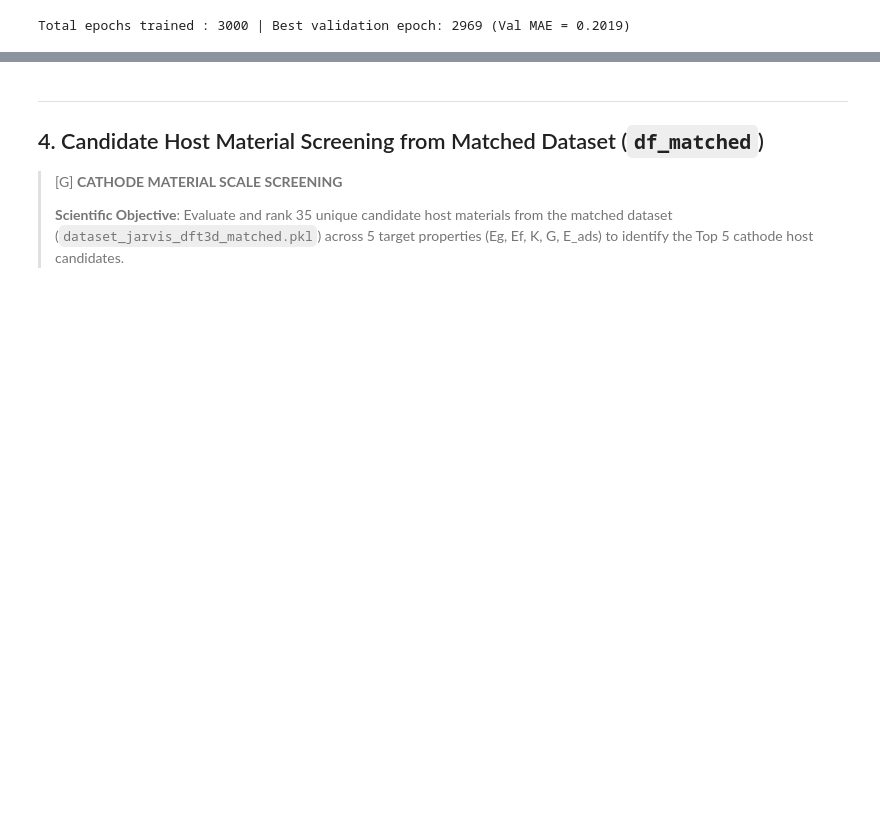
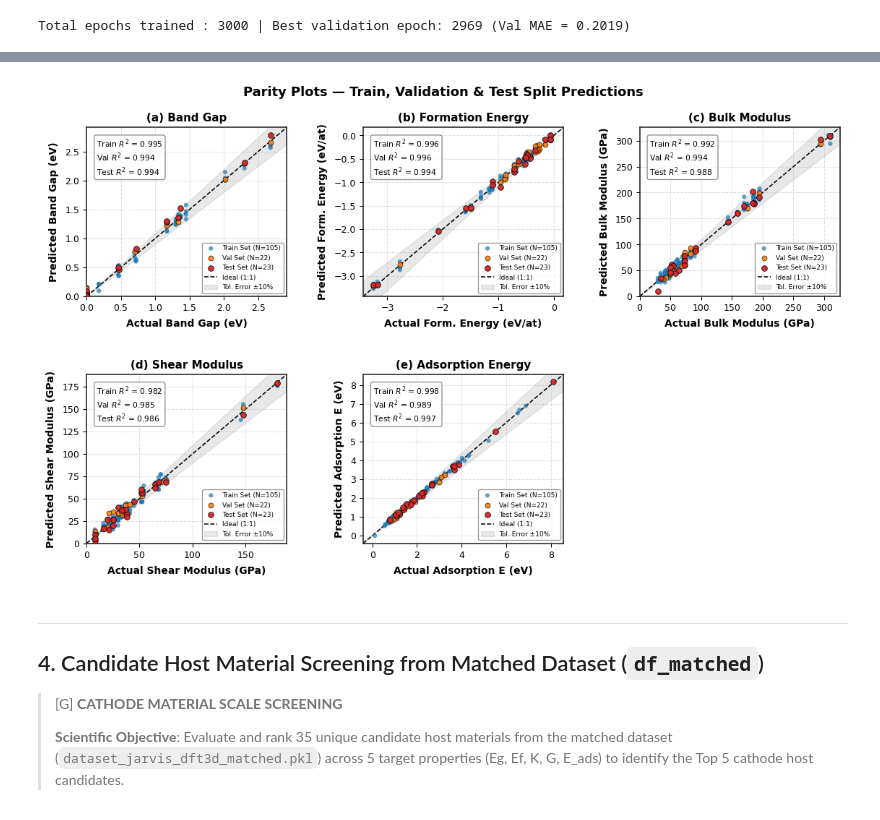
Before and after one commit to amar-codes02/CGCNN-MULTI-PROPERTY, a Jupyter notebook: notebooks/JARVIS_DFT3D_Data_Extraction.ipynb, the cells around one changed output, grey strips where cells are left out. Saved outputs shown, nothing was run; the diff lists cells and outputs as text; code cells hidden in the pictures; blank space fills up the shorter version.

Commit message:
Update JARVIS DFT3D notebook with N=150 multi-split (Train, Val, Test) parity plots and outputs

```diff
--- a/notebooks/JARVIS_DFT3D_Data_Extraction.ipynb
+++ b/notebooks/JARVIS_DFT3D_Data_Extraction.ipynb
@@ -933,3 +891,83 @@ plt.show()
+# %%
+# ==============================================================================
+# 11. Model Parity Plots — Train, Validation & Test Split Data Points (Figure 5)
+# ==============================================================================
+fig, axes = plt.subplots(2, 3, figsize=(12.0, 7.5))
+axes = axes.flatten()
+
+colors_parity = [PROP_COLORS[t] for t in FIVE_TARGETS]
+panel_labels_parity = [
+    "(a) Band Gap",
+    "(b) Formation Energy",
+    "(c) Bulk Modulus",
+    "(d) Shear Modulus",
+    "(e) Adsorption Energy"
+]
+
+SHORT_LABELS = {
+    "band_gap":             "Band Gap (eV)",
+    "formation_energy":     "Form. Energy (eV/at)",
+    "bulk_modulus":         "Bulk Modulus (GPa)",
+    "shear_modulus":        "Shear Modulus (GPa)",
+    "adsorption_energy_eV": "Adsorption E (eV)",
+}
+
+for idx, (target, color, label) in enumerate(zip(FIVE_TARGETS, colors_parity, panel_labels_parity)):
+    ax = axes[idx]
+
+    yt_tr, yp_tr = y_true_train_dict[target], y_pred_train_dict[target]
+    yt_va, yp_va = y_true_val_dict[target],   y_pred_val_dict[target]
+    yt_te, yp_te = y_true_test_dict[target],  y_pred_test_dict[target]
+
+    # Plot exclusively 150 dataset points: Train (105), Val (22), Test (23)
+    ax.scatter(yt_tr, yp_tr, alpha=0.70, color="#1f77b4", edgecolors="none",
+               s=22, marker="o", label="Train Set (N=105)", zorder=3)
+    ax.scatter(yt_va, yp_va, alpha=0.90, color="#ff7f0e", edgecolors="black",
+               linewidth=0.5, s=28, marker="o", label="Val Set (N=22)", zorder=4)
+    ax.scatter(yt_te, yp_te, alpha=0.95, color="#d62728", edgecolors="black",
+               linewidth=0.6, s=34, marker="o", label="Test Set (N=23)", zorder=5)
+
+    all_yt = np.concatenate([yt_tr, yt_va, yt_te])
+    all_yp = np.concatenate([yp_tr, yp_va, yp_te])
+    mn = min(all_yt.min(), all_yp.min())
+    mx = max(all_yt.max(), all_yp.max())
+    span = mx - mn
+    mn_lim = mn - 0.05 * span if span > 0 else mn - 0.1
+    mx_lim = mx + 0.05 * span if span > 0 else mx + 0.1
+    if target in ["band_gap", "bulk_modulus", "shear_modulus"]:
+        mn_lim = max(0.0, mn_lim)
+
+    ax.plot([mn_lim, mx_lim], [mn_lim, mx_lim], "k--", linewidth=1.2, label="Ideal (1:1)")
+    ax.fill_between([mn_lim, mx_lim], [mn_lim * 0.9, mx_lim * 0.9], [mn_lim * 1.1, mx_lim * 1.1],
+                    color="gray", alpha=0.18, label="Tol. Error ±10%")
+    ax.set_xlim(mn_lim, mx_lim)
+    ax.set_ylim(mn_lim, mx_lim)
+
+    r2_tr = df_metrics.loc[df_metrics["Property"] == TARGET_LABELS[target], "Train $R^2$"].values[0]
+    r2_va = df_metrics.loc[df_metrics["Property"] == TARGET_LABELS[target], "Val $R^2$"].values[0]
+    r2_te = df_metrics.loc[df_metrics["Property"] == TARGET_LABELS[target], "Test $R^2$"].values[0]
+
+    ax.text(0.05, 0.94, f"Train $R^2$ = {r2_tr:.3f}\nVal $R^2$ = {r2_va:.3f}\nTest $R^2$ = {r2_te:.3f}",
+            transform=ax.transAxes, fontsize=8.2,
+            verticalalignment="top", horizontalalignment="left",
+            bbox=dict(boxstyle="round,pad=0.3", facecolor="white", alpha=0.88, edgecolor="gray"))
+
+    ax.legend(loc="lower right", fontsize=6.8, frameon=True, facecolor="white", edgecolor="gray")
+
+    ax.set_xlabel(f"Actual {SHORT_LABELS[target]}", fontweight="bold")
+    ax.set_ylabel(f"Predicted {SHORT_LABELS[target]}", fontweight="bold")
+    ax.set_title(label, fontweight="bold", pad=6)
+    ax.grid(True, linestyle="--", alpha=0.4)
+
+axes[5].axis("off")
+
+fig.suptitle("Parity Plots — Train, Validation & Test Split Predictions", fontsize=13.5, fontweight="bold", y=0.98)
+plt.tight_layout(pad=1.5)
+fig.subplots_adjust(top=0.90, hspace=0.46, wspace=0.38)
+save_paper_fig(fig, "fig5_cgcnn_parity_plots")
+plt.show()
+# %% [output]
+[figure, added]
 # %% [markdown]
 ---
 ## 4. Candidate Host Material Screening from Matched Dataset (`df_matched`)
```
Also changed, not shown: parts of 5 cells of this notebook, 43 other files.
